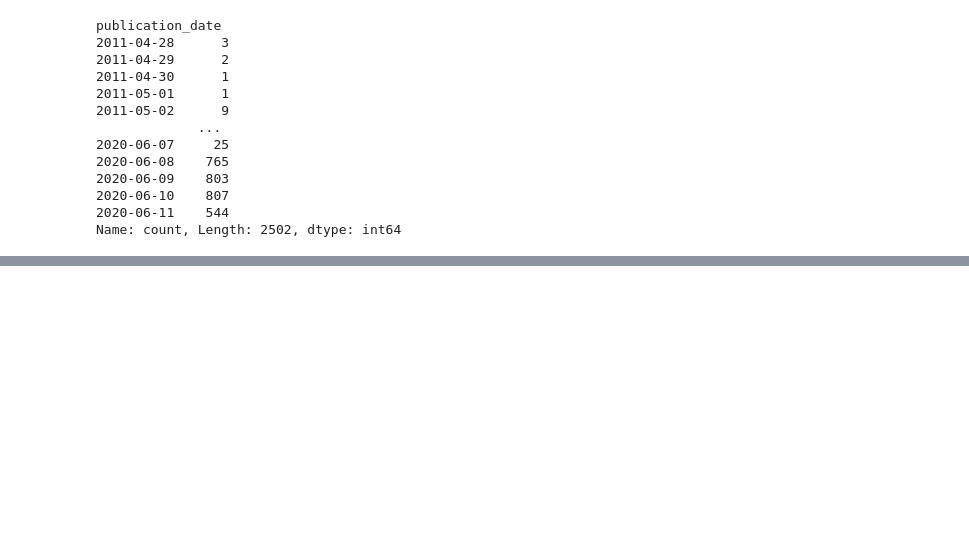
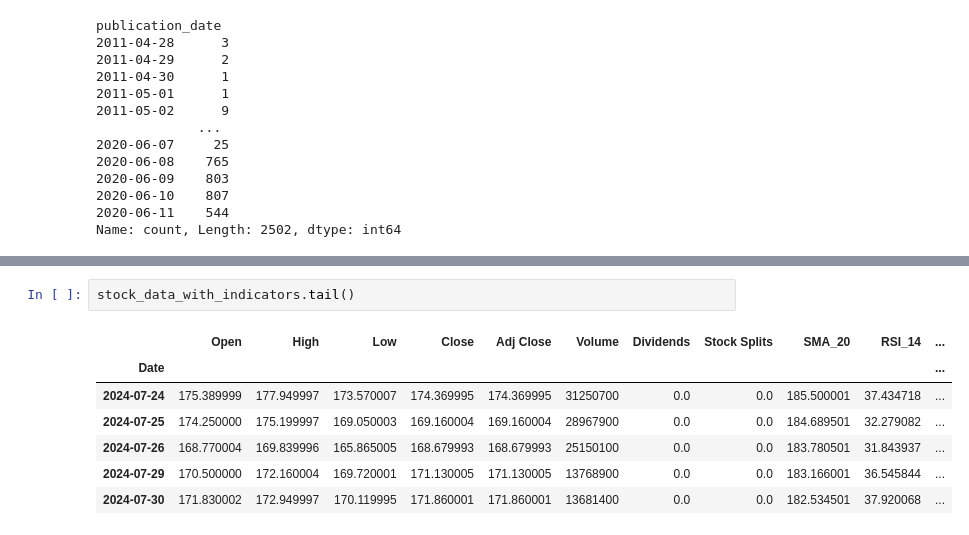
Before and after one commit to Semir1r/Financial-News-and-Stock-Price-Integration, a Jupyter notebook: notebooks/Eda.ipynb, the cells around one changed output, grey strips where cells are left out. Cells and saved outputs as stored; diff of their text form; blank space fills up the shorter version.

```diff
--- a/notebooks/Eda.ipynb
+++ b/notebooks/Eda.ipynb
@@ -374,0 +434,10 @@ Data for GOOG:
+# %%
+stock_data_with_indicators.tail()
+# %% [output]
+|  | Open | High | Low | Close | Adj Close | Volume | Dividends | Stock Splits | SMA_20 | RSI_14 | ... |
+| Date |  |  |  |  |  |  |  |  |  |  | ... |
+| 2024-07-24 | 175.389999 | 177.949997 | 173.570007 | 174.369995 | 174.369995 | 31250700 | 0.0 | 0.0 | 185.500001 | 37.434718 | ... |
+| 2024-07-25 | 174.250000 | 175.199997 | 169.050003 | 169.160004 | 169.160004 | 28967900 | 0.0 | 0.0 | 184.689501 | 32.279082 | ... |
+| 2024-07-26 | 168.770004 | 169.839996 | 165.865005 | 168.679993 | 168.679993 | 25150100 | 0.0 | 0.0 | 183.780501 | 31.843937 | ... |
+| 2024-07-29 | 170.500000 | 172.160004 | 169.720001 | 171.130005 | 171.130005 | 13768900 | 0.0 | 0.0 | 183.166001 | 36.545844 | ... |
+| 2024-07-30 | 171.830002 | 172.949997 | 170.119995 | 171.860001 | 171.860001 | 13681400 | 0.0 | 0.0 | 182.534501 | 37.920068 | ... |
```
Also changed, not shown: parts of 3 cells of this notebook, 3 other files.
